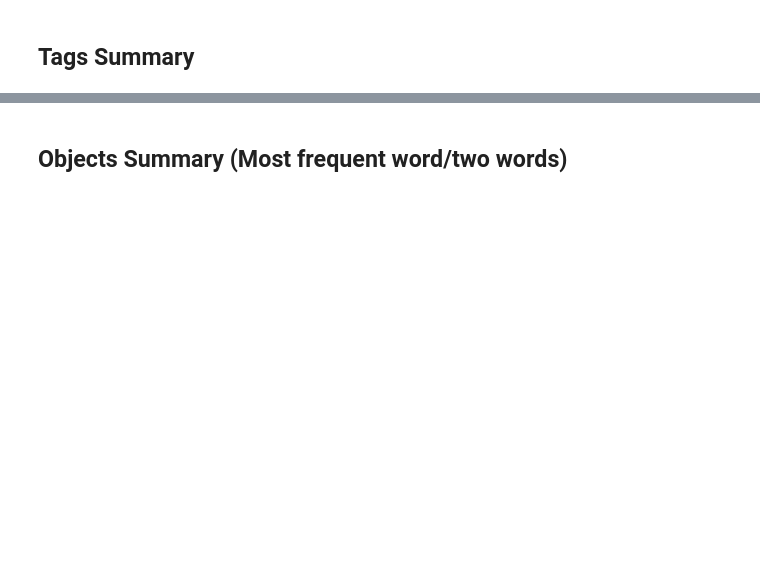
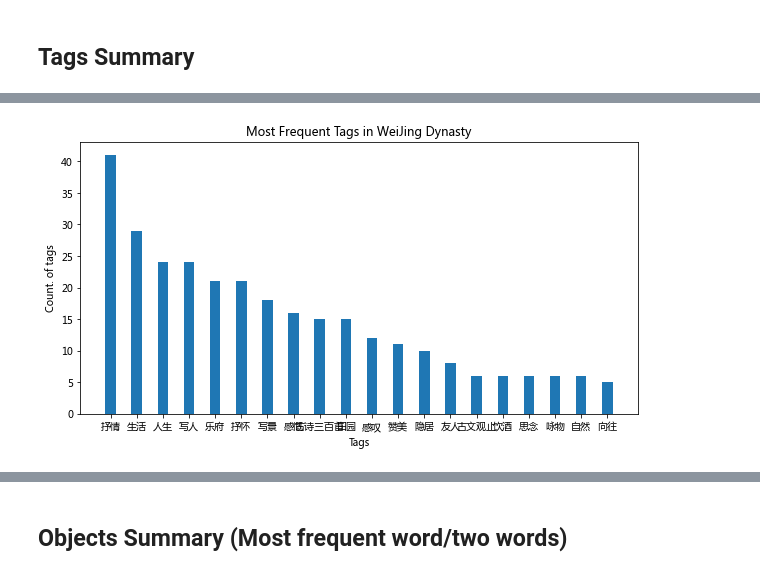
Before and after one commit to yangf6/chinese-poem-explore, a Jupyter notebook: Load_Data.ipynb, the cells around one changed output, grey strips where cells are left out. Saved outputs shown, nothing was run; the diff lists cells and outputs as text; code cells hidden in the pictures; blank space fills up the shorter version.

```diff
--- a/Load_Data.ipynb
+++ b/Load_Data.ipynb
@@ -148,0 +299,19 @@ plt.show()
+# %%
+weijin_dynasty_tags = flatten_tags[flatten_tags['dynasty']=='魏晋'].groupby('tags_list').count()
+weijin_dynasty_tags = weijin_dynasty_tags.sort_values(by=['title'],ascending=False)
+# creating the dataset
+tags = list(weijin_dynasty_tags.index)[:20]
+tags_count = list(weijin_dynasty_tags.title)[:20]
+
+fig = plt.figure(figsize = (10, 5))
+
+# creating the bar plot
+plt.bar(tags, tags_count,
+        width = 0.4)
+
+plt.xlabel("Tags")
+plt.ylabel("Count. of tags")
+plt.title("Most Frequent Tags in WeiJing Dynasty")
+plt.show()
+# %% [output]
+[figure, added]
```
Also changed, not shown: parts of 27 cells of this notebook.
